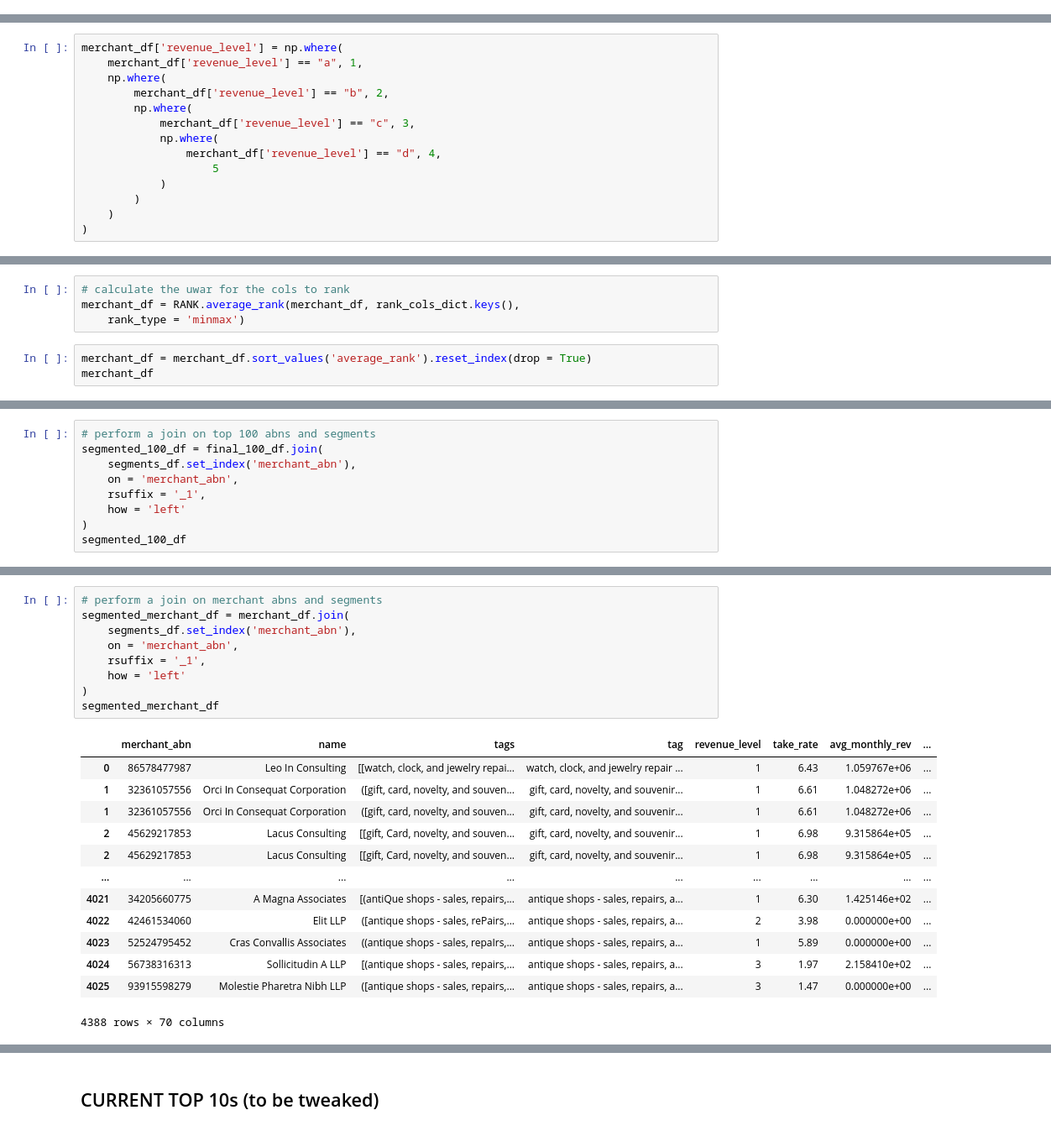
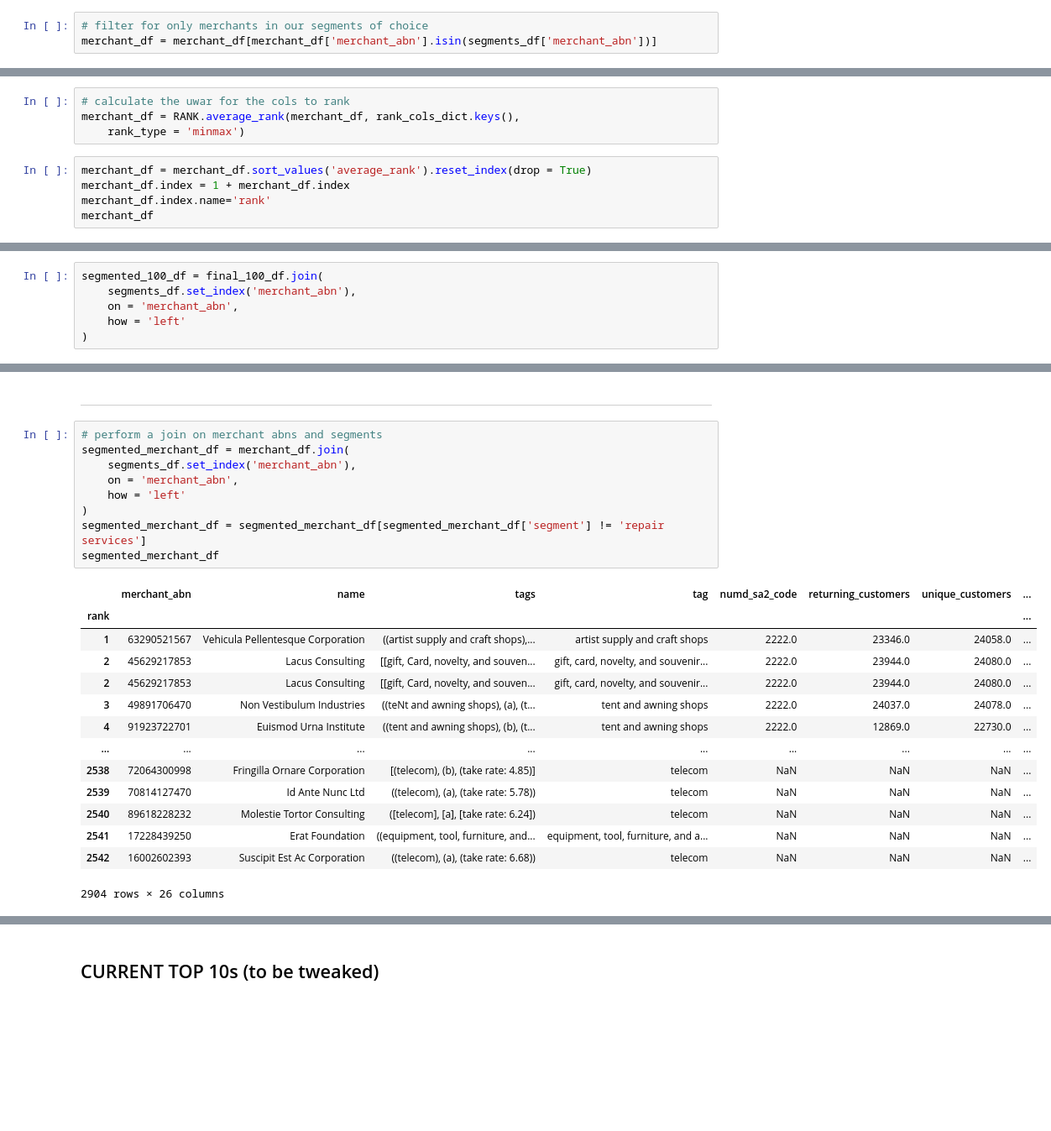
Before and after one commit to MAST30034-Applied-Data-Science/generic-buy-now-pay-later-project-group-19, a Jupyter notebook: notebooks/unweighted_average_ranking.ipynb, the cells around one changed output, grey strips where cells are left out. Shown at 84% size. Cells and saved outputs as stored; diff of their text form; blank space fills up the shorter version.

```diff
--- a/notebooks/unweighted_average_ranking.ipynb
+++ b/notebooks/unweighted_average_ranking.ipynb
@@ -16,3 +64,6 @@ import utilities.rank_utilities as RANK
 # %%
 # read the curated data
 merchant_df = pd.read_parquet('../data/curated/final_merchant_statistics')
+# %%
+# filter for only merchants in our segments of choice
+merchant_df = merchant_df[merchant_df['merchant_abn'].isin(segments_df['merchant_abn'])]
@@ -49,15 +100 @@ merchant_df.head(5)
-# %%
-merchant_df['revenue_level'] = np.where(
-    merchant_df['revenue_level'] == "a", 1,
-    np.where(
-        merchant_df['revenue_level'] == "b", 2,
-        np.where(
-            merchant_df['revenue_level'] == "c", 3,
-            np.where(
-                merchant_df['revenue_level'] == "d", 4,
-                    5
-            )
-        )
-    )
-)
 # %%
@@ -118,5 +138,7 @@ merchant_df = RANK.average_rank(merchant_df, rank_cols_dict.keys(),
     rank_type = 'minmax')
 # %%
 merchant_df = merchant_df.sort_values('average_rank').reset_index(drop = True)
+merchant_df.index = 1 + merchant_df.index
+merchant_df.index.name='rank'
 merchant_df
 # %% [output]
@@ -204,9 +186,6 @@ segments_df
 # %%
-# perform a join on top 100 abns and segments
 segmented_100_df = final_100_df.join(
     segments_df.set_index('merchant_abn'),
     on = 'merchant_abn',
-    rsuffix = '_1',
     how = 'left'
 )
-segmented_100_df
@@ -252,26 +202,29 @@ segmented_100_df[segmented_100_df['segment'] == 'repair services']
+# %% [markdown]
+____
 # %%
 # perform a join on merchant abns and segments
 segmented_merchant_df = merchant_df.join(
     segments_df.set_index('merchant_abn'),
     on = 'merchant_abn',
-    rsuffix = '_1',
     how = 'left'
 )
+segmented_merchant_df = segmented_merchant_df[segmented_merchant_df['segment'] != 'repair services']
 segmented_merchant_df
 # %% [output]
-|  | merchant_abn | name | tags | tag | revenue_level | take_rate | avg_monthly_rev | ... |
-| 0 | 86578477987 | Leo In Consulting | [[watch, clock, and jewelry repai... | watch, clock, and jewelry repair ... | 1 | 6.43 | 1.059767e+06 | ... |
-| 1 | 32361057556 | Orci In Consequat Corporation | ([gift, card, novelty, and souven... | gift, card, novelty, and souvenir... | 1 | 6.61 | 1.048272e+06 | ... |
-| 1 | 32361057556 | Orci In Consequat Corporation | ([gift, card, novelty, and souven... | gift, card, novelty, and souvenir... | 1 | 6.61 | 1.048272e+06 | ... |
-| 2 | 45629217853 | Lacus Consulting | [[gift, Card, novelty, and souven... | gift, card, novelty, and souvenir... | 1 | 6.98 | 9.315864e+05 | ... |
-| 2 | 45629217853 | Lacus Consulting | [[gift, Card, novelty, and souven... | gift, card, novelty, and souvenir... | 1 | 6.98 | 9.315864e+05 | ... |
+|  | merchant_abn | name | tags | tag | numd_sa2_code | returning_customers | unique_customers | ... |
+| rank |  |  |  |  |  |  |  | ... |
+| 1 | 63290521567 | Vehicula Pellentesque Corporation | ((artist supply and craft shops),... | artist supply and craft shops | 2222.0 | 23346.0 | 24058.0 | ... |
+| 2 | 45629217853 | Lacus Consulting | [[gift, Card, novelty, and souven... | gift, card, novelty, and souvenir... | 2222.0 | 23944.0 | 24080.0 | ... |
+| 2 | 45629217853 | Lacus Consulting | [[gift, Card, novelty, and souven... | gift, card, novelty, and souvenir... | 2222.0 | 23944.0 | 24080.0 | ... |
+| 3 | 49891706470 | Non Vestibulum Industries | ((teNt and awning shops), (a), (t... | tent and awning shops | 2222.0 | 24037.0 | 24078.0 | ... |
+| 4 | 91923722701 | Euismod Urna Institute | ((tent and awning shops), (b), (t... | tent and awning shops | 2222.0 | 12869.0 | 22730.0 | ... |
 | ... | ... | ... | ... | ... | ... | ... | ... | ... |
-| 4021 | 34205660775 | A Magna Associates | [(antiQue shops - sales, repairs,... | antique shops - sales, repairs, a... | 1 | 6.30 | 1.425146e+02 | ... |
-| 4022 | 42461534060 | Elit LLP | ([antique shops - sales, rePairs,... | antique shops - sales, repairs, a... | 2 | 3.98 | 0.000000e+00 | ... |
-| 4023 | 52524795452 | Cras Convallis Associates | ((antique shops - sales, repaIrs,... | antique shops - sales, repairs, a... | 1 | 5.89 | 0.000000e+00 | ... |
-| 4024 | 56738316313 | Sollicitudin A LLP | [(antique shops - sales, repairs,... | antique shops - sales, repairs, a... | 3 | 1.97 | 2.158410e+02 | ... |
-| 4025 | 93915598279 | Molestie Pharetra Nibh LLP | ([antique shops - sales, repairs,... | antique shops - sales, repairs, a... | 3 | 1.47 | 0.000000e+00 | ... |
+| 2538 | 72064300998 | Fringilla Ornare Corporation | [(telecom), (b), (take rate: 4.85)] | telecom | NaN | NaN | NaN | ... |
+| 2539 | 70814127470 | Id Ante Nunc Ltd | ((telecom), (a), (take rate: 5.78)) | telecom | NaN | NaN | NaN | ... |
+| 2540 | 89618228232 | Molestie Tortor Consulting | ([telecom], [a], [take rate: 6.24]) | telecom | NaN | NaN | NaN | ... |
+| 2541 | 17228439250 | Erat Foundation | ((equipment, tool, furniture, and... | equipment, tool, furniture, and a... | NaN | NaN | NaN | ... |
+| 2542 | 16002602393 | Suscipit Est Ac Corporation | ((telecom), (a), (take rate: 6.68)) | telecom | NaN | NaN | NaN | ... |
-4388 rows × 70 columns
+2904 rows × 26 columns
 # %%
 segmented_merchant_df.groupby('segment').count()
 # %% [output]
```
Also changed, not shown: parts of 16 cells of this notebook, 32 other files.
